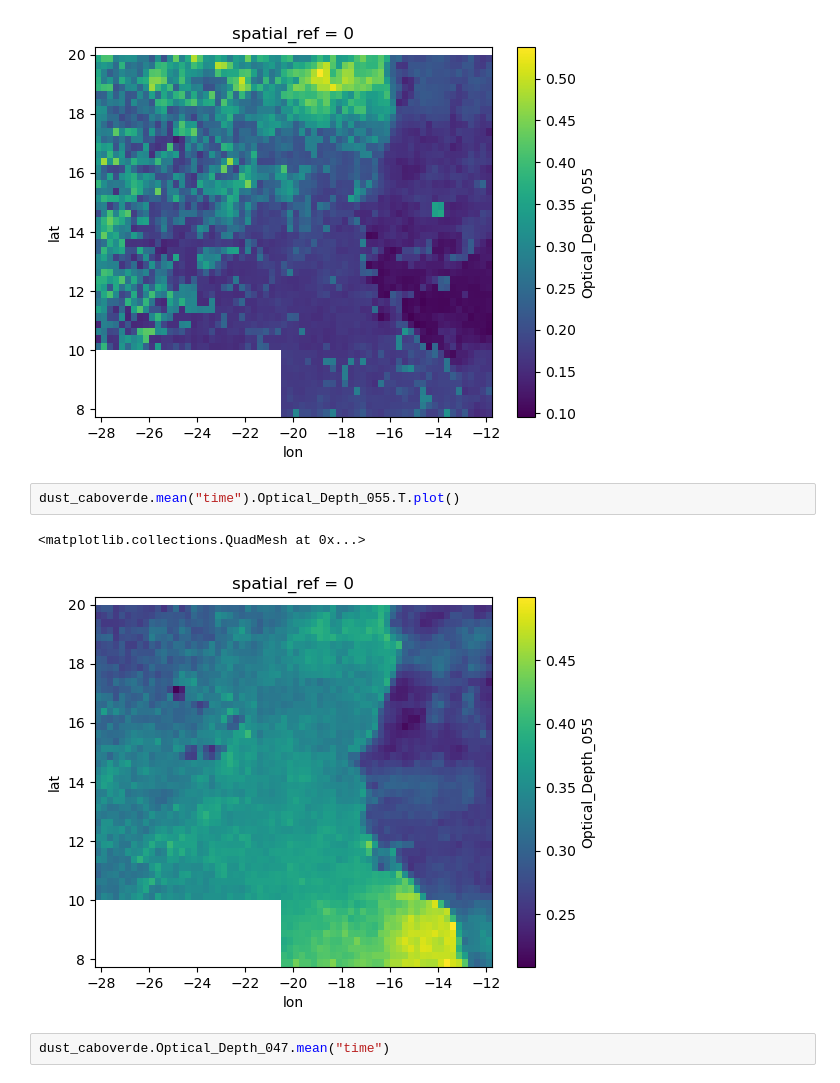
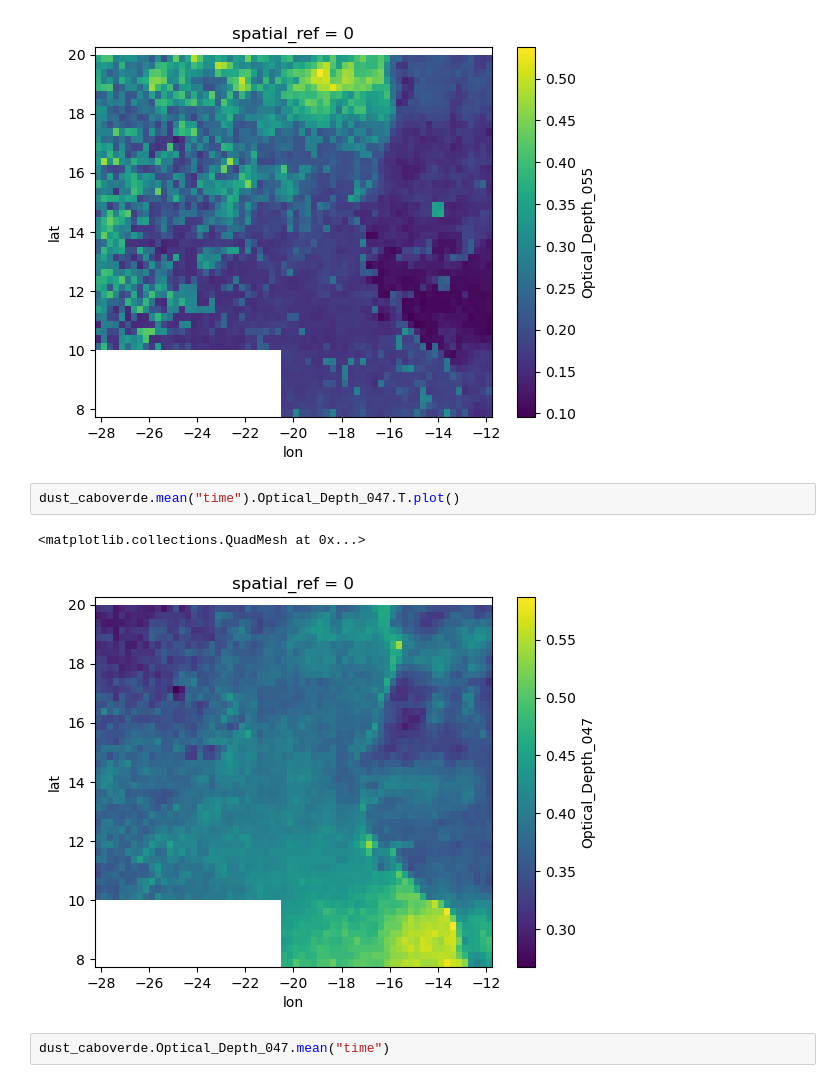
Before and after one commit to paramnav/WASCALMardata, a Jupyter notebook: notebooks/plotDustMaps.ipynb, the cells around one changed output. Cells and saved outputs as stored; diff of their text form.

```diff
--- a/notebooks/plotDustMaps.ipynb
+++ b/notebooks/plotDustMaps.ipynb
@@ -32,10 +32,10 @@ dust_caboverde.std("time").Optical_Depth_055.T.plot()
 <matplotlib.collections.QuadMesh at 0x...>
 [figure]
 # %%
-dust_caboverde.mean("time").Optical_Depth_055.T.plot()
+dust_caboverde.mean("time").Optical_Depth_047.T.plot()
 # %% [output]
 <matplotlib.collections.QuadMesh at 0x...>
-[figure, old version]
+[figure, new version]
 # %%
 dust_caboverde.Optical_Depth_047.mean("time")
 # %% [output]
```
Also changed, not shown: parts of 5 cells of this notebook, 2 other files.
